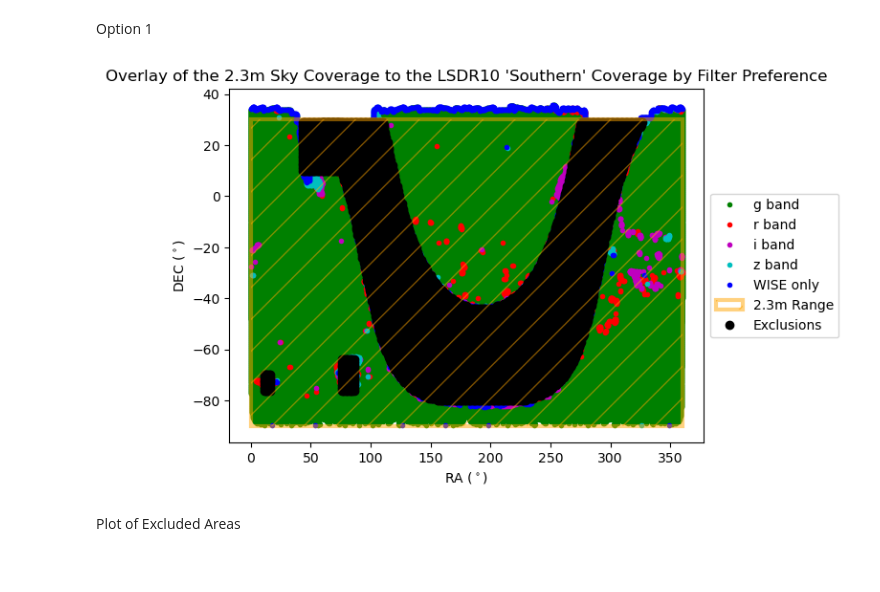
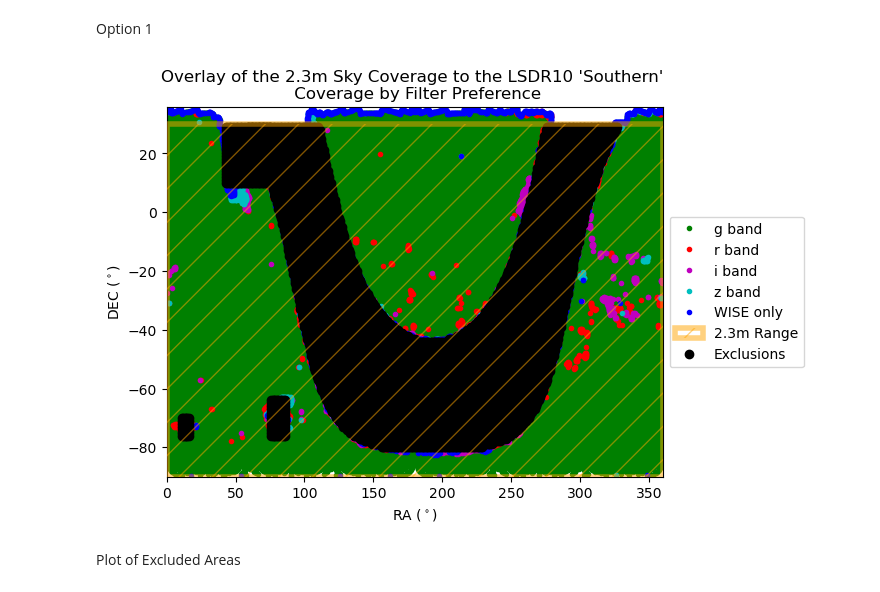
Before and after one commit to cyb0rb/WiFeS_Catalog, a Jupyter notebook: Figures_for_Report.ipynb, the cells around one changed output. Saved outputs shown, nothing was run; the diff lists cells and outputs as text; code cells hidden in the pictures.

Commit message:
figures stuff

```diff
--- a/Figures_for_Report.ipynb
+++ b/Figures_for_Report.ipynb
@@ -86,36 +86,37 @@ from matplotlib.patches import Rectangle
 fig, ax = plt.subplots(1,1)
 ax.plot(all_bricks['ra'], all_bricks['dec'], 'g.') #label="g band")
 # ax.plot(non_g_bricks['ra'], non_g_bricks['dec'], 'b.', label="non g band")
 ax.plot(r_bricks['ra'], r_bricks['dec'], 'r.') #label="r band")
 ax.plot(i_bricks['ra'], i_bricks['dec'], 'm.')# label="i band")
 ax.plot(z_bricks['ra'], z_bricks['dec'], 'c.') #label="z band")
 ax.plot(wise_only['ra'], wise_only['dec'], 'b.')#label="WISE only")
 #fig.patches.extend([plt.Rectangle((0,-90),360,120,facecolor='y',alpha=0.3,hatch='/',linewidth=2,transform=fig.transFigure, figure=fig)])
 plt.gca().add_patch(Rectangle((0,-90),360,120,
-                                  fill=False, hatch='/', alpha=0.5, edgecolor='orange',linewidth=3, zorder=100,
+                                  fill=False, hatch='/', alpha=0.5, edgecolor='orange',linewidth=4, zorder=100,
                                 figure=fig)) #label="2.3m Range"))
-ax.set(title="Overlay of the 2.3m Sky Coverage to the LSDR10 'Southern' Coverage by Filter Preference", xlabel="RA ($^\circ$)", ylabel="DEC ($^\circ$)")
+ax.set(title="Overlay of the 2.3m Sky Coverage to the LSDR10 'Southern' \n Coverage by Filter Preference", xlabel="RA ($^\circ$)", ylabel="DEC ($^\circ$)")
 #Highlighting the exclusion of the galactic plane b<|18|
 for ra_b in range(10,330):
     for dec_b in range(-80,30):
       coord_radec=SkyCoord(ra=ra_b, dec=dec_b, frame='icrs', unit='degree')
       coord_gal=coord_radec.galactic
       if abs(coord_gal.b.value)<=19:
         ax.plot(ra_b,dec_b,'ko') #label='Exclusions')
       # Highlight LMC
       if (ra_b >=76) and (ra_b <= 86) and (dec_b >= -76) and (dec_b <= -64):
         ax.plot(ra_b,dec_b,'ko')
       # Highlight SMC
       if (ra_b >=11) and (ra_b <= 16) and (dec_b >= -76) and (dec_b <= -70):
         ax.plot(ra_b,dec_b,'ko')
       #Exclude the gap near the galactic plane
       if (ra_b >=43) and (ra_b <= 75) and (dec_b >= 10) and (dec_b <= 30):
         ax.plot(ra_b,dec_b,'ko')
 #ax.legend(loc='center left', bbox_to_anchor=(1, 0.5))
 ax.legend(['g band', 'r band','i band','z band', 'WISE only','2.3m Range', 'Exclusions'],loc='center left', bbox_to_anchor=(1, 0.5))
+ax.margins(x=0,y=0)
 plt.show()
 # %% [output]
-[figure, old version]
+[figure, new version]
 # %% [markdown]
 Plot of Excluded Areas
 # %%
```
Also changed, not shown: 2 other files.
